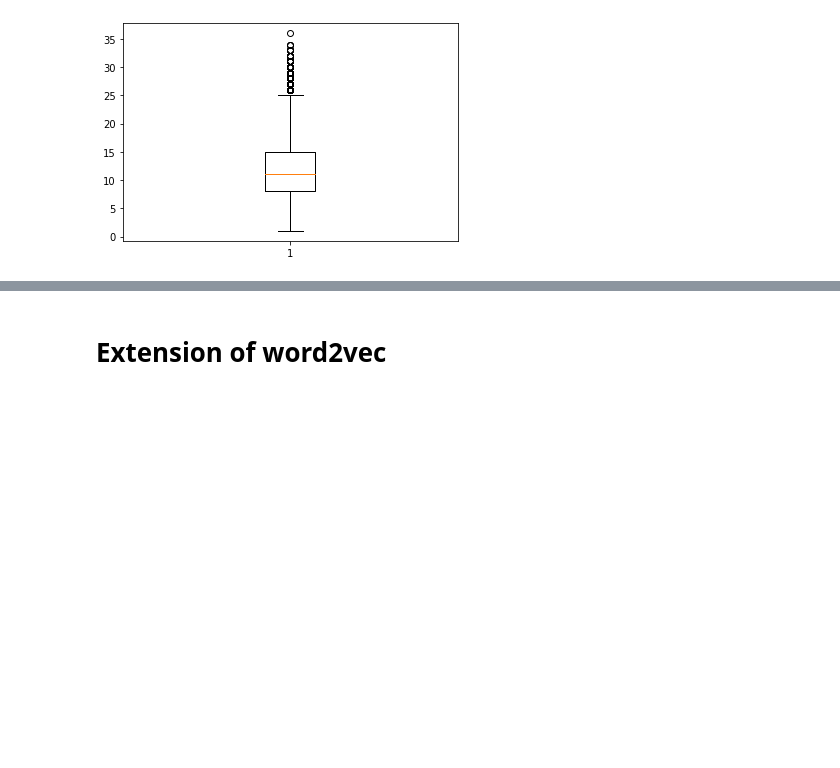
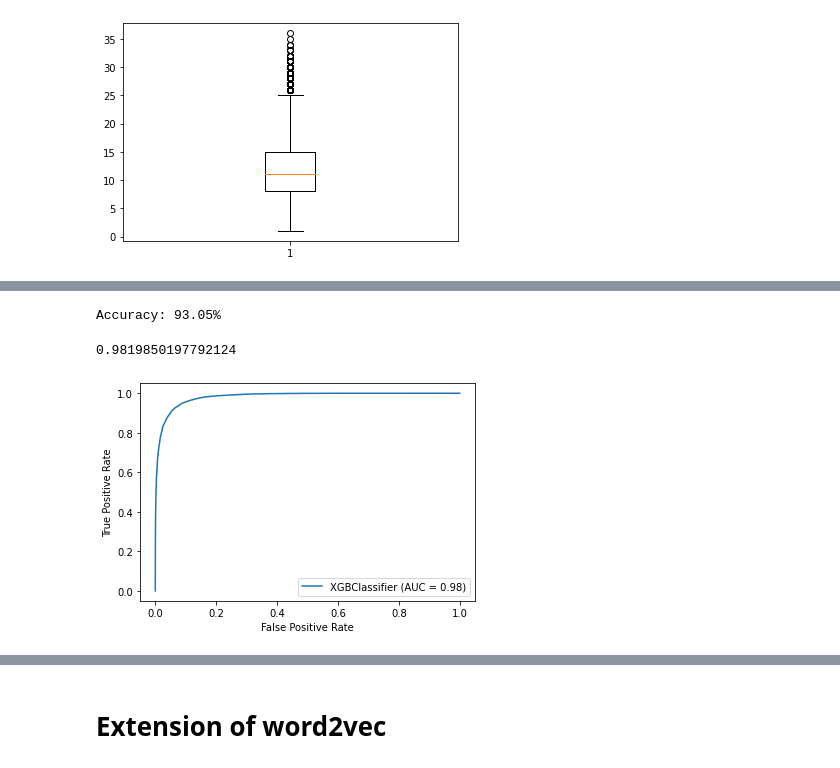
Before and after one commit to Svetuf/CSC_Sentiment_Russian_NER, a Jupyter notebook: Notebooks/Analysis_RuTweetCorp.ipynb, the cells around one changed output, grey strips where cells are left out. Drawn from its saved outputs; the diff is of its cells as text; code cells hidden in the pictures; blank space fills up the shorter version.

```diff
--- a/Notebooks/Analysis_RuTweetCorp.ipynb
+++ b/Notebooks/Analysis_RuTweetCorp.ipynb
@@ -483,0 +314,3 @@ False Negatives(FN) =  3670
+# %%
+X_train_vectorized = get_mean_vec(X_train, w2v_model)
+X_test_vectorized = get_mean_vec(X_test, w2v_model)
@@ -483,0 +319,3 @@ False Negatives(FN) =  3670
+# %%
+xgboost_model = xgboost.XGBClassifier(n_estimators=200)
+xgboost_model.fit(np.array(X_train_vectorized), y_train)
@@ -483,0 +330,7 @@ False Negatives(FN) =  3670
+# %%
+file_name = '/content/gdrive/MyDrive/Project/Models/xgb_model.pickle'
+# with open(file_name, "wb") as f:
+#     pickle.dump(xgboost_model, f)
+# %%
+with open(file_name, "rb") as f:
+    xgboost_model = pickle.load(f)
@@ -483,0 +339,24 @@ False Negatives(FN) =  3670
+# %%
+y_pred = xgboost_model.predict(np.array(X_test_vectorized))
+accuracy = accuracy_score(y_test, y_pred)
+print("Accuracy: %.2f%%" % (accuracy * 100.0))
+# 76.70% с /len(X_right_test[i]) с !
+# 69.93% без /len(X_right_test[i])
+# 77.43% с /len(X_right_test[i]) и без !
+# 80.04%
+# 86.12%
+# 85.54%
+# 86.79%
+# 88.59%
+# 90.26%
+# %% [output]
+Accuracy: 93.05%
+# %%
+y_score = xgboost_model.predict_proba(X_test_vectorized)
+print(roc_auc_score(y_test, y_score[:, 1]))
+
+metrics.plot_roc_curve(xgboost_model, X_test_vectorized, y_test)
+plt.show()
+# %% [output]
+0.9819850197792124
+[figure, added]
```
Also changed, not shown: parts of 269 cells of this notebook.
